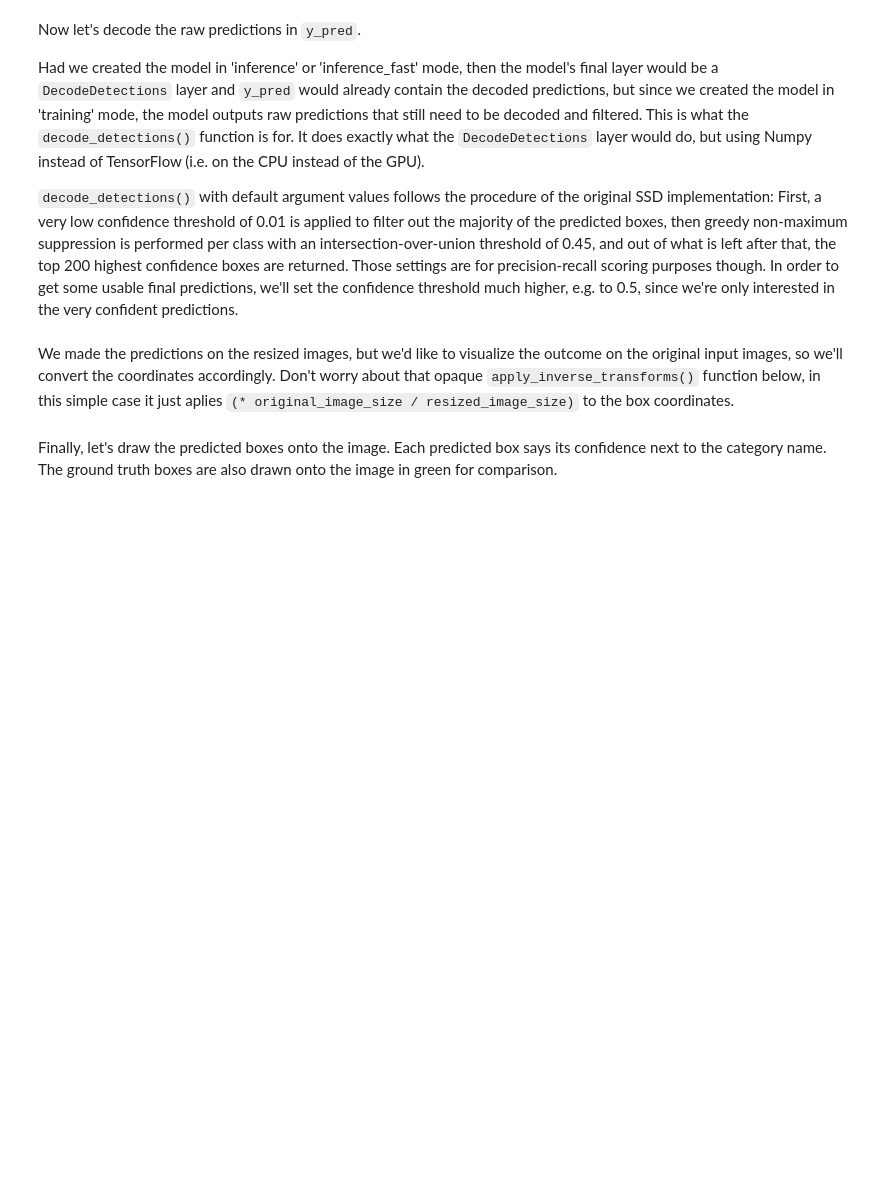
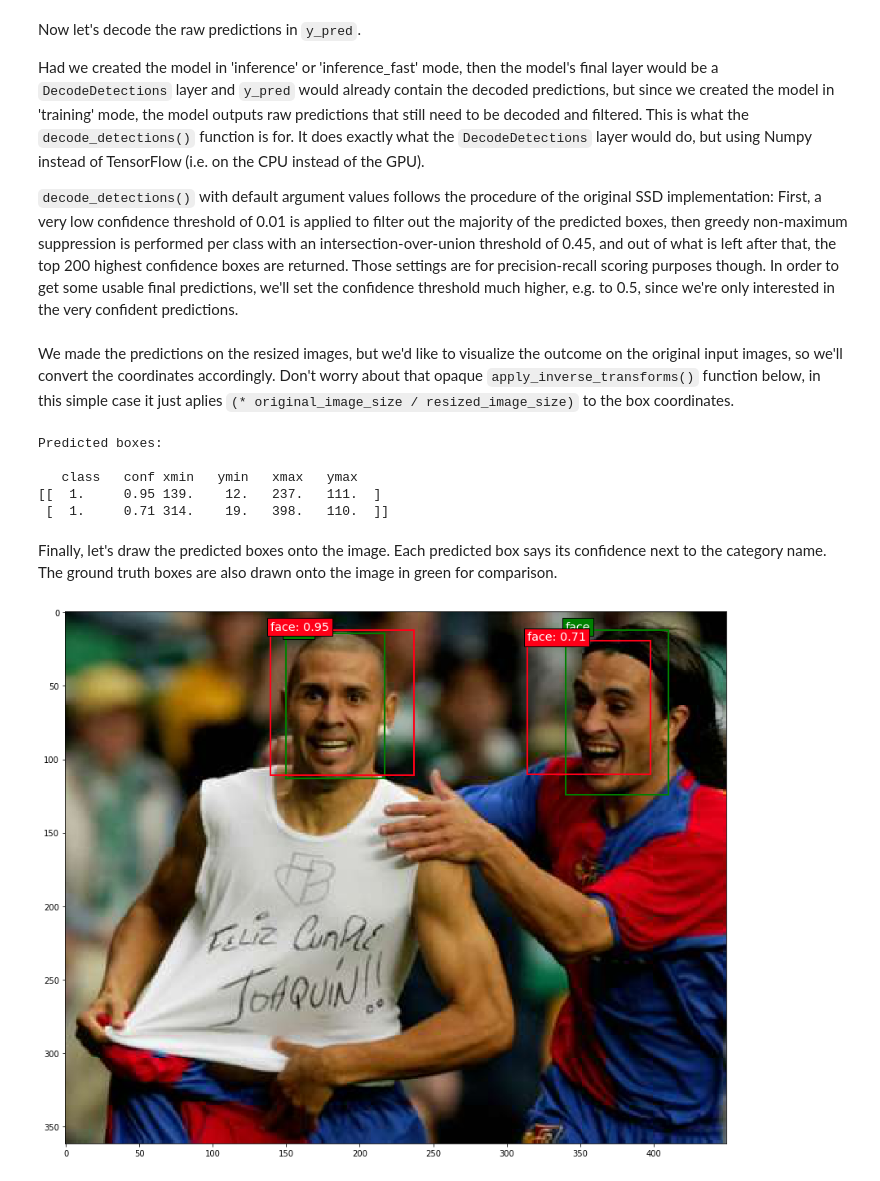
Before and after one commit to vietanhdev/blazeface_keras, a Jupyter notebook: blazeface_training_fddb.ipynb, the cells around one changed output. Drawn from its saved outputs; the diff is of its cells as text; code cells hidden in the pictures; blank space fills up the shorter version.

Commit message:
Update BlazeFace training and inference

```diff
--- a/blazeface_training_fddb.ipynb
+++ b/blazeface_training_fddb.ipynb
@@ -52,7 +52,7 @@ img_width = 128 # Width of the model input images
 img_channels = 3 # Number of color channels of the model input images
 mean_color = [123, 117, 104] # The per-channel mean of the images in the dataset. Do not change this value if you're using any of the pre-trained weights.
 swap_channels = [2, 1, 0] # The color channel order in the original SSD is BGR, so we'll have the model reverse the color channel order of the input images.
-n_classes = 20 # Number of positive classes, e.g. 20 for Pascal VOC, 80 for MS COCO
+n_classes = 1 # Number of positive classes, e.g. 20 for Pascal VOC, 80 for MS COCO
 scales = [[0.2, math.sqrt(0.2 * 0.43)], [0.43, math.sqrt(0.43 * 0.67), 0.67, math.sqrt(0.67 * 0.9), 0.9, math.sqrt(0.9 * 1)]]
 aspect_ratios = [[1.0, 1.0], [1.0, 1.0, 1.0, 1.0, 1.0, 1.0]] # The anchor box aspect ratios
 steps = [64, 128] # The space between two adjacent anchor box center points for each predictor layer.
@@ -88,7 +88,7 @@ model = blazeface(image_size=(img_height, img_width, img_channels),
 # 2: Load some weights into the model.
 
 # TODO: Set the path to the weights you want to load.
-# weights_path = 'ssd300_pascal_07+12_epoch-94_loss-5.3287_val_loss-4.9597.h5'
+# weights_path = 'blazeface_fddb_07+12_epoch-183_loss-3.9408_val_loss-2.9432.h5'
 
 # model.load_weights(weights_path, by_name=True)
 
@@ -96,7 +96,7 @@ model = blazeface(image_size=(img_height, img_width, img_channels),
 #    If you want to follow the original Caffe implementation, use the preset SGD
 #    optimizer, otherwise I'd recommend the commented-out Adam optimizer.
 
-adam = Adam(0.0001)
+adam = Adam(0.001)
 #sgd = SGD(lr=0.001, momentum=0.9, decay=0.0, nesterov=False)
 
 ssd_loss = SSDLoss(neg_pos_ratio=3, alpha=1.0)
@@ -270,7 +270,7 @@ I'll set only a few essential Keras callbacks below, feel free to add more callb
 # Define model callbacks.
 
 # TODO: Set the filepath under which you want to save the model.
-model_checkpoint = ModelCheckpoint(filepath='blazeface_fddb_07+12_epoch-{epoch:02d}_loss-{loss:.4f}_val_loss-{val_loss:.4f}.h5',
+model_checkpoint = ModelCheckpoint(filepath='blazeface_1class_fddb_07+12_epoch-{epoch:02d}_loss-{loss:.4f}_val_loss-{val_loss:.4f}.h5',
                                    monitor='val_loss',
                                    verbose=1,
                                    save_best_only=True,
@@ -279,7 +279,7 @@ model_checkpoint = ModelCheckpoint(filepath='blazeface_fddb_07+12_epoch-{epoch:0
                                    period=1)
 #model_checkpoint.best =
 
-csv_logger = CSVLogger(filename='blazeface_fddb_07+12_training_log.csv',
+csv_logger = CSVLogger(filename='blazeface_1class_fddb_07+12_training_log.csv',
                        separator=',',
                        append=True)
 
@@ -300,7 +298,7 @@ In order to only run a partial training and resume smoothly later on, there are
 # %%
 # If you're resuming a previous training, set `initial_epoch` and `final_epoch` accordingly.
 initial_epoch   = 0
-final_epoch     = 120
+final_epoch     = 160
 steps_per_epoch = train_dataset_size // batch_size
 
 history = model.fit_generator(generator=train_generator,
@@ -395,40 +400,44 @@ np.set_printoptions(precision=2, suppress=True, linewidth=90)
 print("Predicted boxes:\n")
 print('   class   conf xmin   ymin   xmax   ymax')
 print(y_pred_decoded_inv[i])
+# %% [output]
+Predicted boxes:
+
+   class   conf xmin   ymin   xmax   ymax
+[[  1.     0.95 139.    12.   237.   111.  ]
+ [  1.     0.71 314.    19.   398.   110.  ]]
 # %% [markdown]
 Finally, let's draw the predicted boxes onto the image. Each predicted box says its confidence next to the category name. The ground truth boxes are also drawn onto the image in green for comparison.
 # %%
 # 5: Draw the predicted boxes onto the image
 
 # Set the colors for the bounding boxes
 colors = plt.cm.hsv(np.linspace(0, 1, n_classes+1)).tolist()
 classes = ['background',
-           'aeroplane', 'bicycle', 'bird', 'boat',
-           'bottle', 'bus', 'car', 'cat',
-           'chair', 'cow', 'diningtable', 'dog',
-           'horse', 'motorbike', 'person', 'pottedplant',
-           'sheep', 'sofa', 'train', 'tvmonitor']
+           'face']
 
 plt.figure(figsize=(20,12))
 plt.imshow(batch_original_images[i])
 
 current_axis = plt.gca()
 
 for box in batch_original_labels[i]:
     xmin = box[1]
     ymin = box[2]
     xmax = box[3]
     ymax = box[4]
     label = '{}'.format(classes[int(box[0])])
     current_axis.add_patch(plt.Rectangle((xmin, ymin), xmax-xmin, ymax-ymin, color='green', fill=False, linewidth=2))
     current_axis.text(xmin, ymin, label, size='x-large', color='white', bbox={'facecolor':'green', 'alpha':1.0})
 
 for box in y_pred_decoded_inv[i]:
     xmin = box[2]
     ymin = box[3]
     xmax = box[4]
     ymax = box[5]
     color = colors[int(box[0])]
     label = '{}: {:.2f}'.format(classes[int(box[0])], box[1])
     current_axis.add_patch(plt.Rectangle((xmin, ymin), xmax-xmin, ymax-ymin, color=color, fill=False, linewidth=2))
     current_axis.text(xmin, ymin, label, size='x-large', color='white', bbox={'facecolor':color, 'alpha':1.0})
+# %% [output]
+[figure, added]
```
Also changed, not shown: parts of 6 cells of this notebook, 1 other file.
